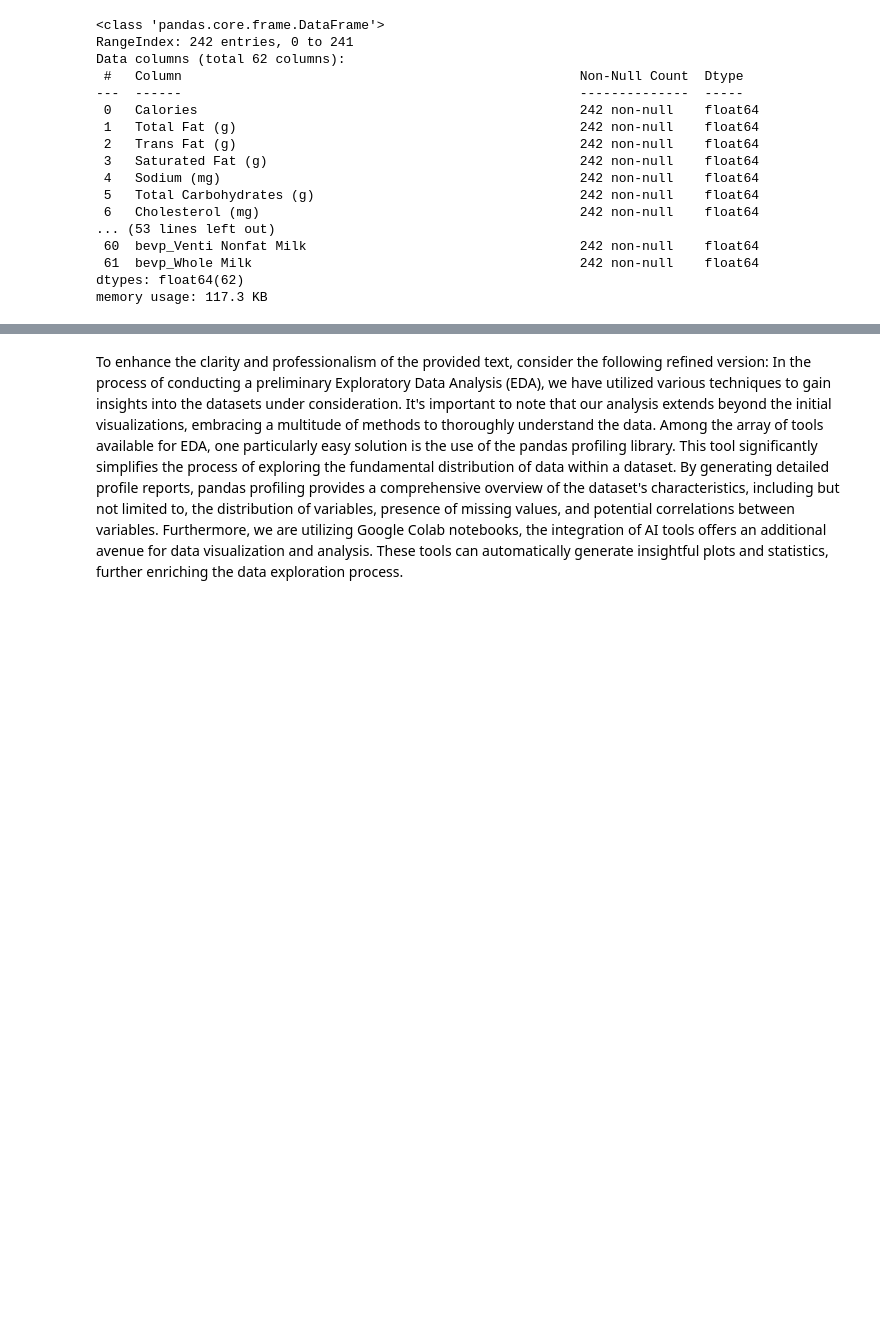
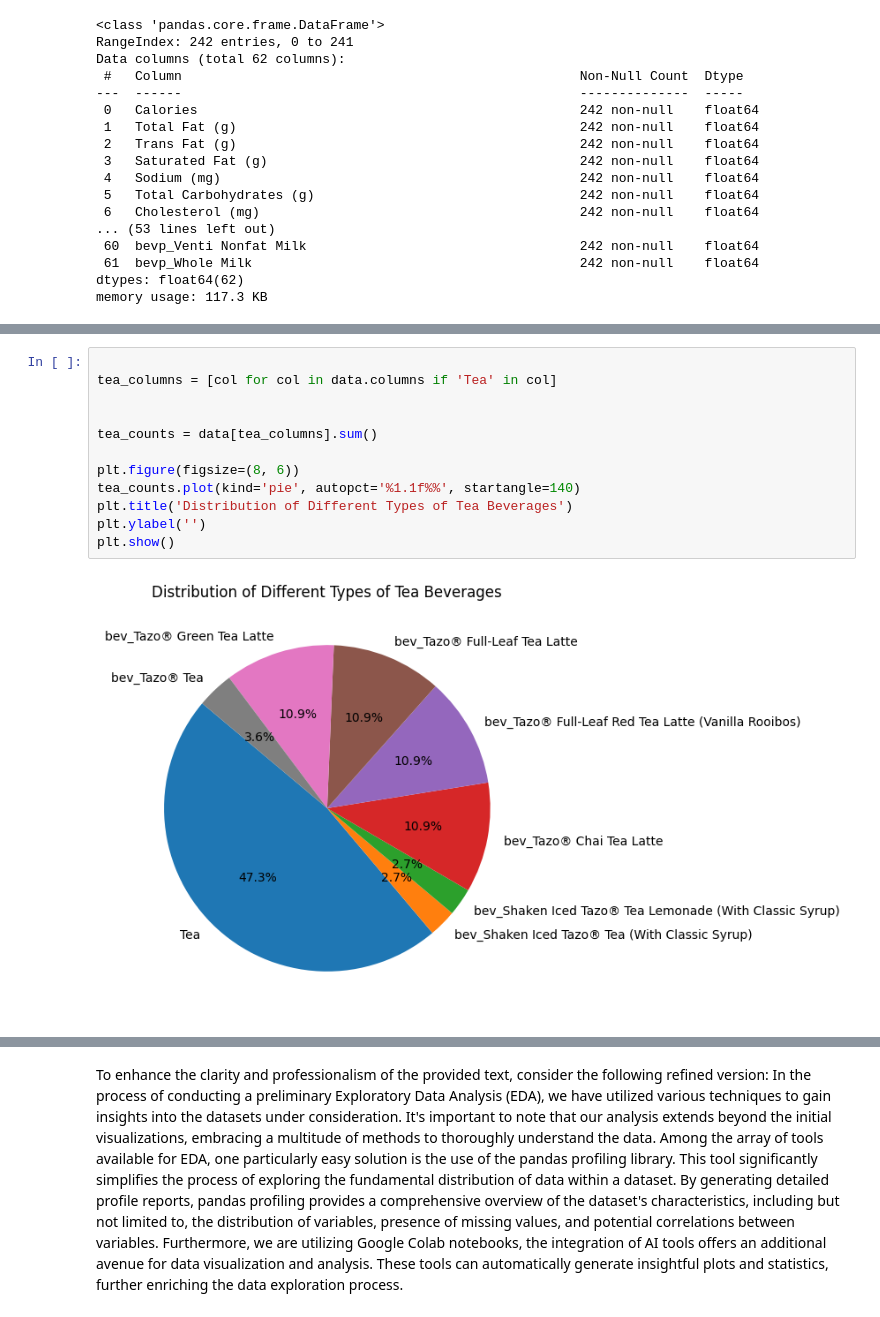
Before and after one commit to AshishT-123/FMML-projects-and-labs, a Jupyter notebook: AIML_III_Module_2_project_2024.ipynb, the cells around one changed output, grey strips where cells are left out. Drawn from its saved outputs; the diff is of its cells as text; blank space fills up the shorter version.

```diff
--- a/AIML_III_Module_2_project_2024.ipynb
+++ b/AIML_III_Module_2_project_2024.ipynb
@@ -356,0 +382,14 @@ memory usage: 117.3 KB
+# %%
+
+tea_columns = [col for col in data.columns if 'Tea' in col]
+
+
+tea_counts = data[tea_columns].sum()
+
+plt.figure(figsize=(8, 6))
+tea_counts.plot(kind='pie', autopct='%1.1f%%', startangle=140)
+plt.title('Distribution of Different Types of Tea Beverages')
+plt.ylabel('')
+plt.show()
+# %% [output]
+[figure, added]
```
Also changed, not shown: parts of 18 cells of this notebook.
